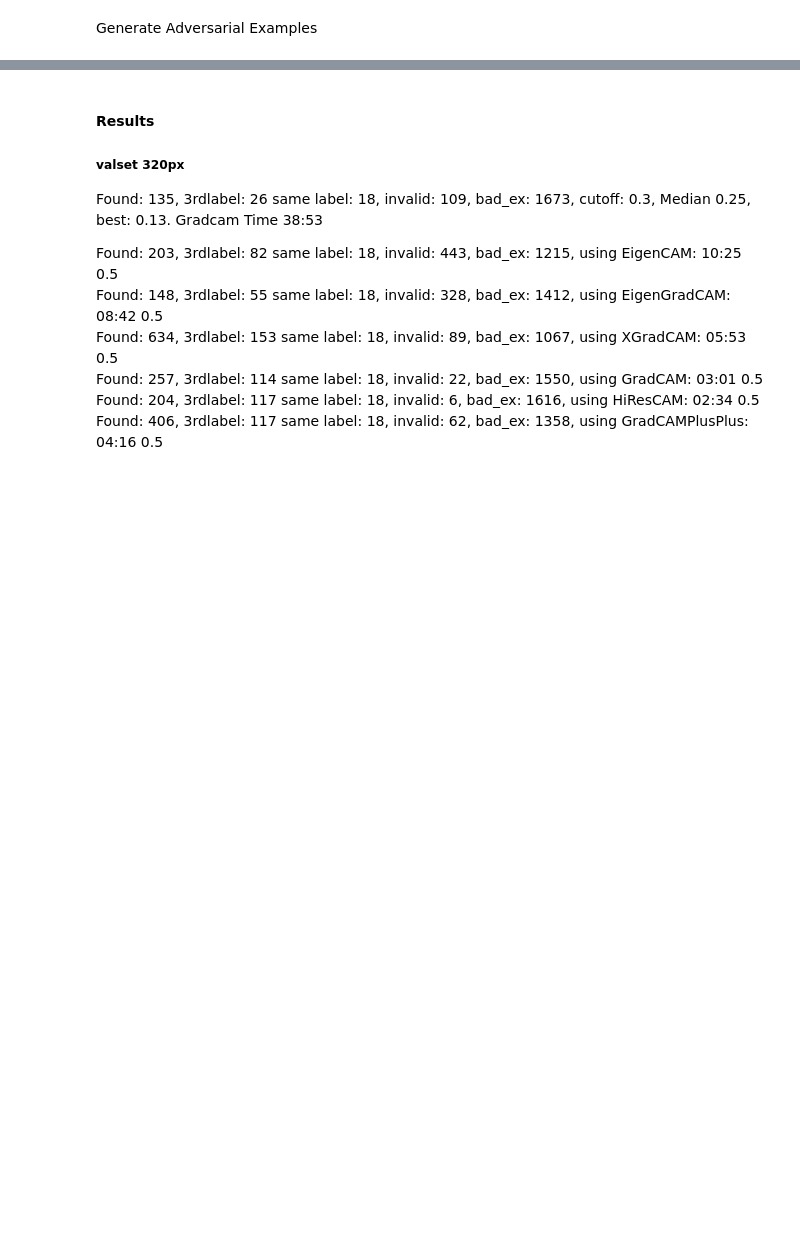
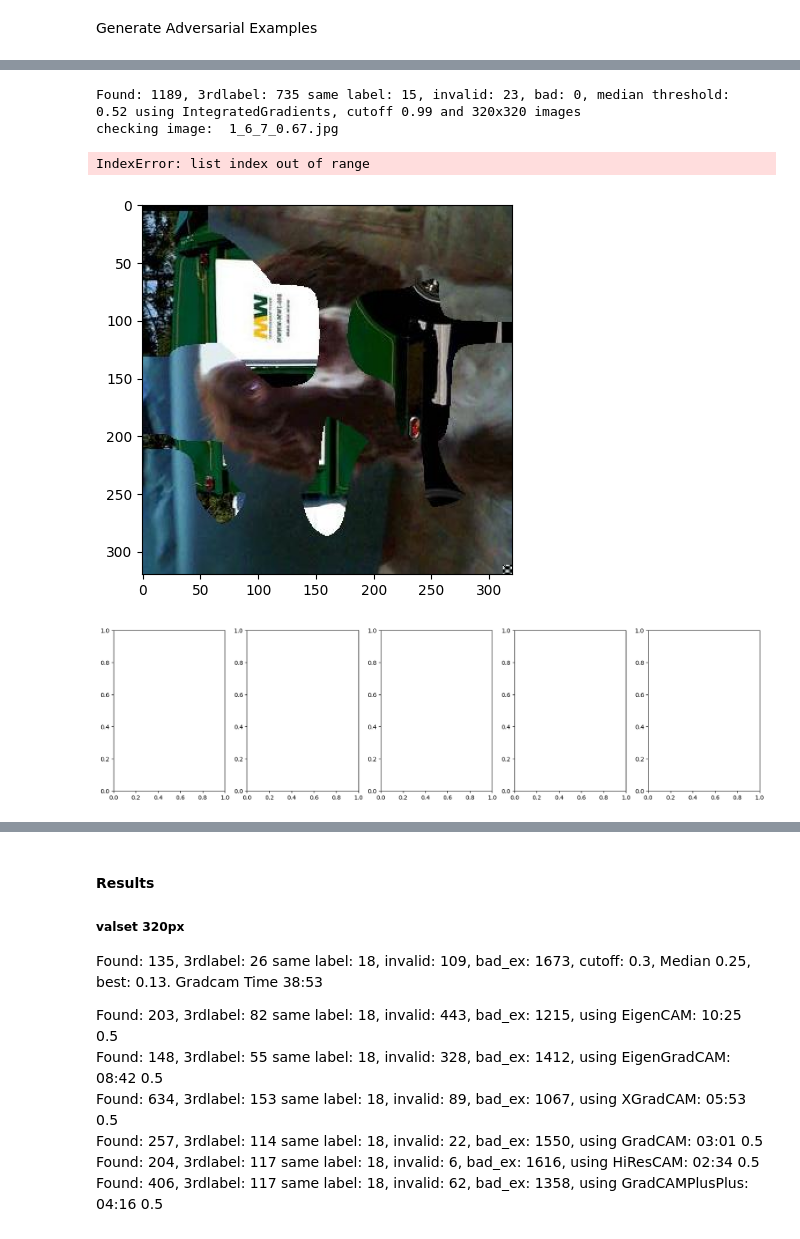
Before and after one commit to soberhofer/Invariance_based_Adversarial_Examples, a Jupyter notebook: main.ipynb, the cells around one changed output, grey strips where cells are left out. Drawn from its saved outputs; the diff is of its cells as text; code cells hidden in the pictures; blank space fills up the shorter version.

```diff
--- a/main.ipynb
+++ b/main.ipynb
@@ -182,7 +238,7 @@ Run Inference on whole trainset
 all_predictions = []
 num_correct = 0
 with torch.no_grad():
-  loop = tqdm(trainloader)
+  loop = tqdm(valloader)
   for idx, (data, labels) in enumerate(loop):
     outputs = model(data.to(device))
     preds = imagenette_outputs(outputs)
@@ -193,4 +249,10 @@ with torch.no_grad():
     loop.set_postfix(current_accuracy = num_correct.float().item()/(len(labels)*(idx+1)))
     #print(f"Done with batch of size {(len(labels))}")
 pred = torch.stack(all_predictions)
+# %%
+num_correct = 0
+for data, labels in valloader:
+  outputs = model(data.to(device))
+  preds = imagenette_outputs(outputs)
+  num_correct += torch.sum(preds == labels.to(device))
 # %%
@@ -355,0 +489,45 @@ with open(f"./allresults_{size}.json", "w") as f:
+# %%
+# used in study:
+folder = "all_newadv_examples_IntegratedGradients_320_0.99"
+# get best
+#folder = "best_examplesadv_examples_IntegratedGradients_320_0.2"
+best_result = ExperimentResult(folder)
+images = []
+print(best_result)
+for image in os.listdir(folder):
+  if image.endswith(".jpg") and "basecam" not in image and "attackcam" not in image:
+    print("checking image: ",image)
+    image_file = np.array(Image.open(f"{folder}/{image}")).transpose(2,0,1)
+    plt.imshow(image_file.transpose(2,1,0))
+    image_tensor = torch.from_numpy(image_file).unsqueeze(0).to(device).float().view(1,3,size,size)
+    #print(model(image_tensor))
+    #print(image_tensor.shape)
+    output = imagenette_outputs(model(image_tensor)).item()
+    #output = imagenette_outputs(model(torch.from_numpy(image[0]).unsqueeze(0).to(device)))
+    label = int(image.split("_")[0])
+    print(output, label)
+    assert output == label
+    # get only examples where final label == atk_label
+    #if image.split("_")[1] == image.split("_")[2]:
+      #print(image)
+    images.append(image)
+    #else:
+    #  pass
+      #print("thirdlabel")
+images = sorted(images, key=lambda x: float(x.split("_")[3].split(".jpg")[0]))
+f, axs = plt.subplots(1, 5, figsize=(20, 5))
+for image in images[:5]:
+  #print(image)
+  img = Image.open(f"{folder}/{image}")
+  axs.flatten()[images.index(image)].imshow(img)
+  axs.flatten()[images.index(image)].axis('off')
+  axs.flatten()[images.index(image)].set_title(image.split(".jpg")[0],y=-0.15)
+plt.show
+plt.savefig("plots/best_examples.png", bbox_inches='tight', dpi=150)
+print(images[113])
+# %% [output]
+Found: 1189, 3rdlabel: 735 same label: 15, invalid: 23, bad: 0, median threshold: 0.52 using IntegratedGradients, cutoff 0.99 and 320x320 images
+checking image:  1_6_7_0.67.jpg
+IndexError: list index out of range
+[figure, added]
+[figure, added]
```
Also changed, not shown: parts of 32 cells of this notebook.
